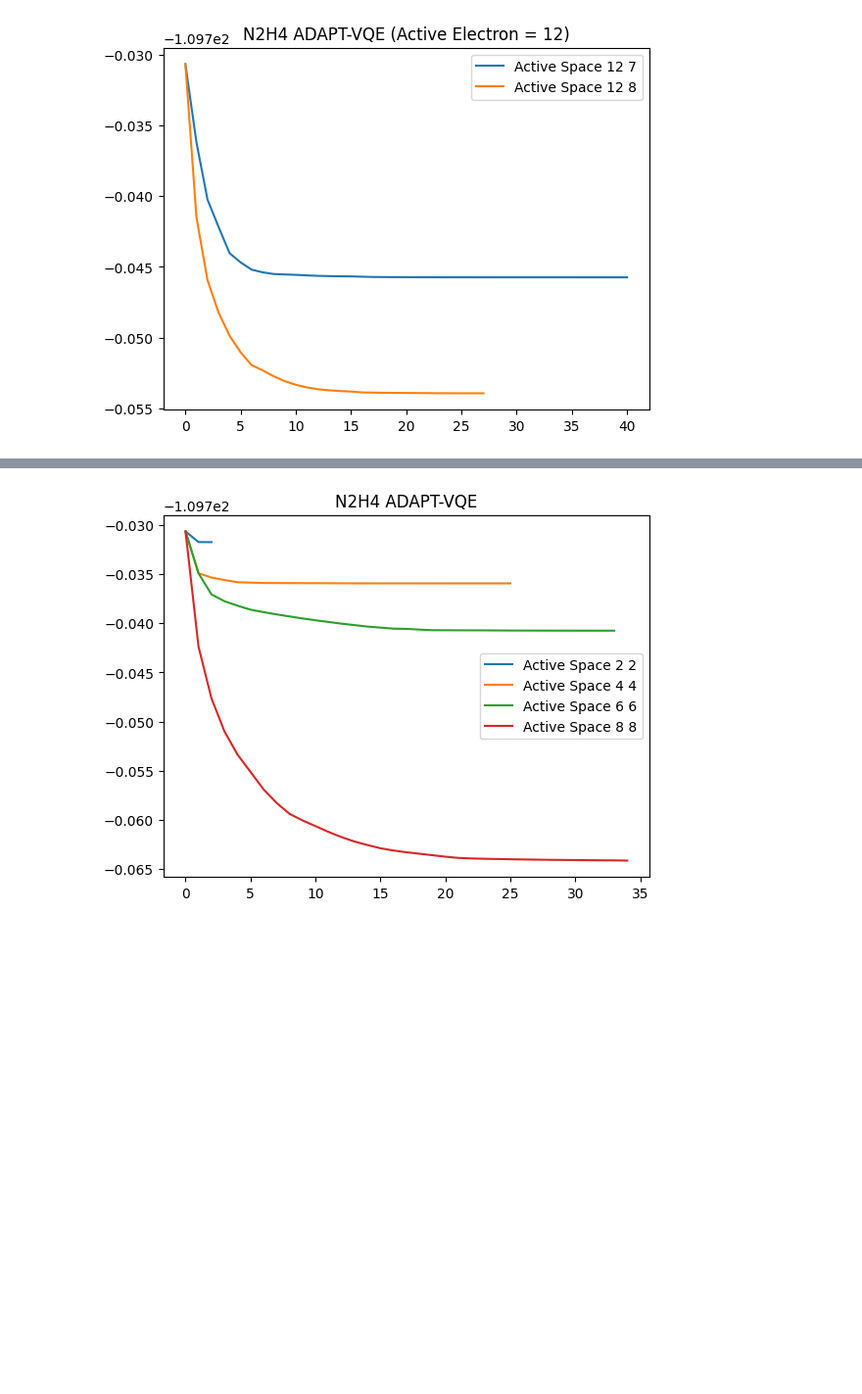
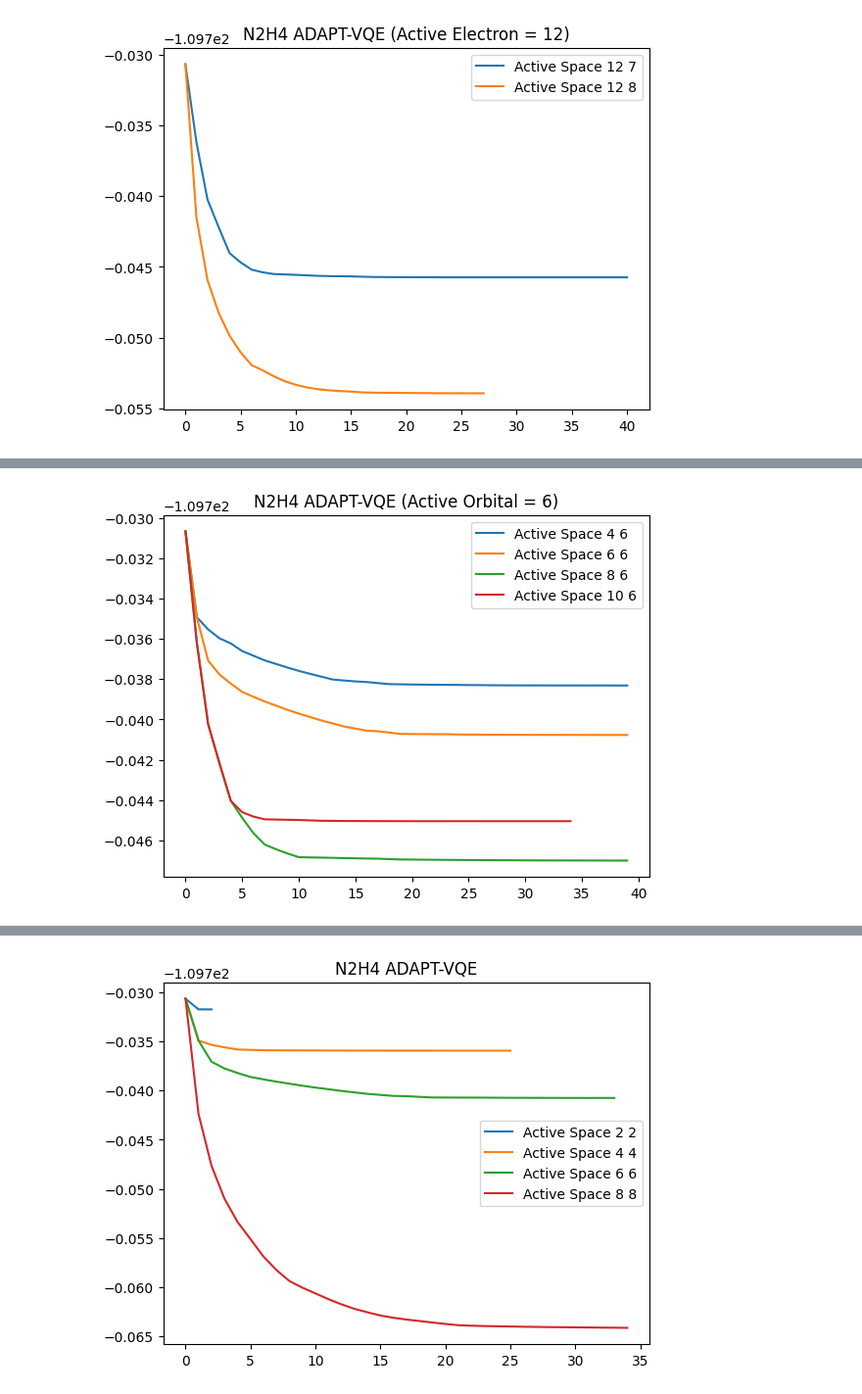
Before and after one commit to azhar-ikhtiarudin/variational-quantum-eigensolver, a Jupyter notebook: PennyLane/N2H4/active_space/data/visualizer.ipynb, the cells around one changed output, grey strips where cells are left out. Shown at 98% size. Drawn from its saved outputs; the diff is of its cells as text; code cells hidden in the pictures; blank space fills up the shorter version.

```diff
--- a/PennyLane/N2H4/active_space/data/visualizer.ipynb
+++ b/PennyLane/N2H4/active_space/data/visualizer.ipynb
@@ -55,0 +66,11 @@ plt.show()
+# %%
+plt.plot(data_3_4_6[:40], label="Active Space 4 6")
+plt.plot(data_3_6_6[:40], label="Active Space 6 6")
+plt.plot(data_3_8_6[:40], label="Active Space 8 6")
+plt.plot(data_3_10_6, label="Active Space 10 6")
+
+plt.title('N2H4 ADAPT-VQE (Active Orbital = 6)')
+plt.legend()
+plt.show()
+# %% [output]
+[figure, added]
```
Also changed, not shown: parts of 5 cells of this notebook.
